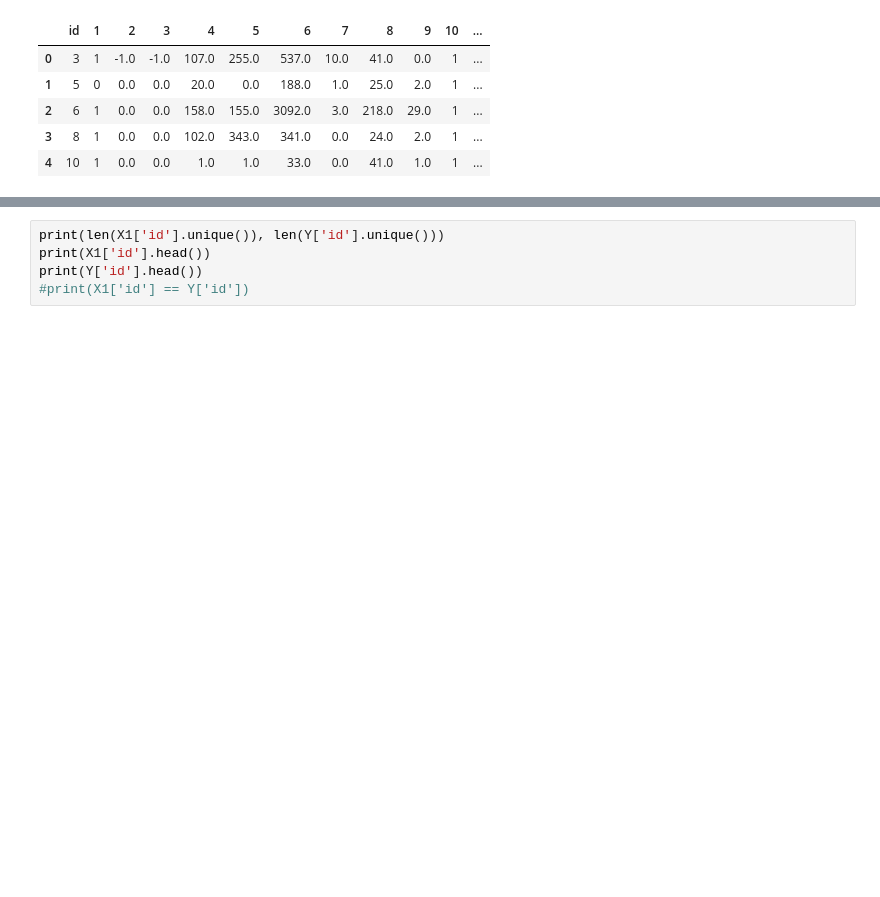
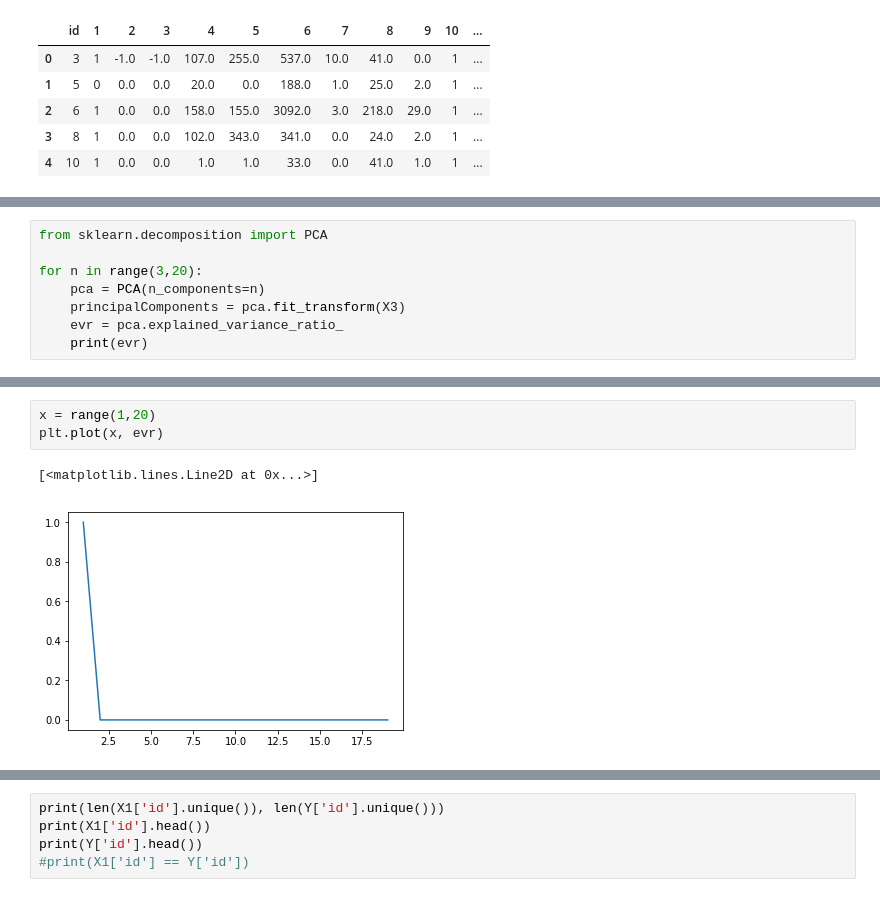
Before and after one commit to Metafiz/ml-course-19, a Jupyter notebook: digital-reputation/digital-reputation-classification.ipynb, the cells around one changed output, grey strips where cells are left out. Drawn from its saved outputs; the diff is of its cells as text; blank space fills up the shorter version.

```diff
--- a/digital-reputation/digital-reputation-classification.ipynb
+++ b/digital-reputation/digital-reputation-classification.ipynb
@@ -26,0 +40,8 @@ X1.head()
+# %%
+from sklearn.decomposition import PCA
+
+for n in range(3,20):
+    pca = PCA(n_components=n)
+    principalComponents = pca.fit_transform(X3)
+    evr = pca.explained_variance_ratio_
+    print(evr)
@@ -26,0 +66,6 @@ X1.head()
+# %%
+x = range(1,20)
+plt.plot(x, evr)
+# %% [output]
+[<matplotlib.lines.Line2D at 0x...>]
+[figure, added]
```
Also changed, not shown: parts of 5 cells of this notebook.
